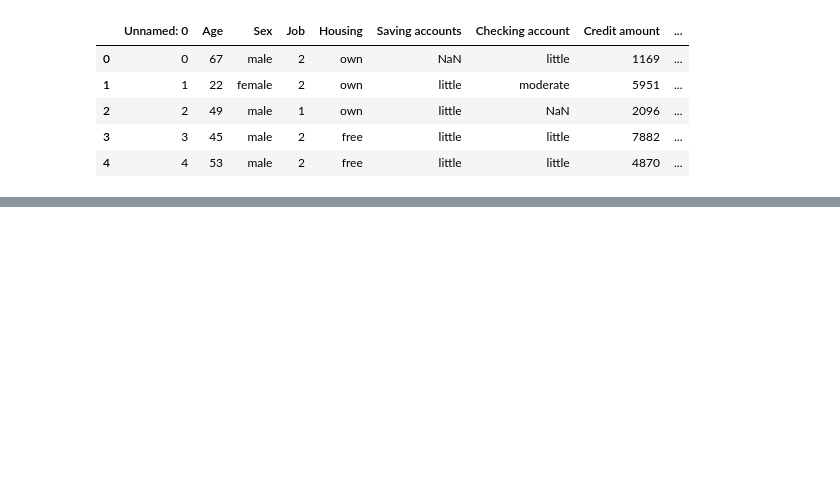
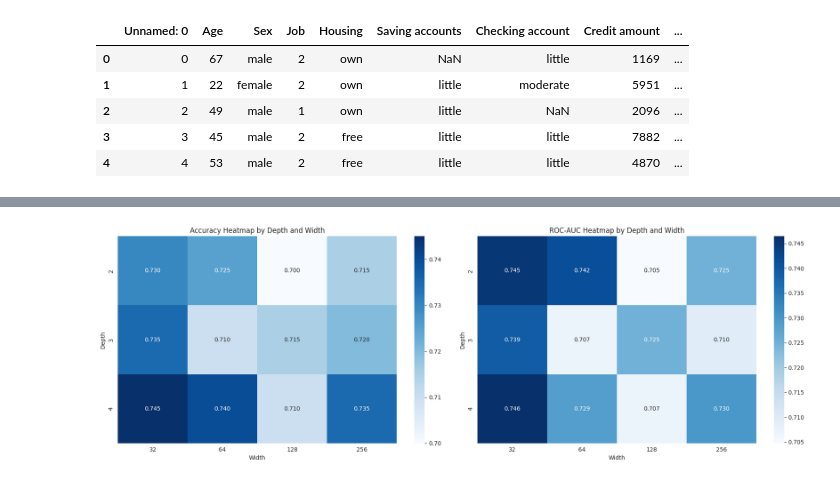
Before and after one commit to aishwarya-shekar-babu/MLP-Performance-Analysis, a Jupyter notebook: MLP_performance.ipynb, the cells around one changed output, grey strips where cells are left out. Saved outputs shown, nothing was run; the diff lists cells and outputs as text; code cells hidden in the pictures; blank space fills up the shorter version.

```diff
--- a/MLP_performance.ipynb
+++ b/MLP_performance.ipynb
@@ -26,0 +491,21 @@ Data preprocessing
+# %%
+# Create a figure with 2 subplots (side by side)
+fig, axes = plt.subplots(1, 2, figsize=(18, 6))
+
+# Visualize results as a heatmap (Accuracy) on the first subplot
+pivot_table = results_df.pivot(index="Depth", columns="Width", values="Accuracy")
+sns.heatmap(pivot_table, annot=True, cmap="Blues", fmt=".3f", cbar=True, ax=axes[0])
+axes[0].set_title('Accuracy Heatmap by Depth and Width')
+
+# Visualize ROC-AUC as a heatmap on the second subplot
+pivot_table_roc_auc = results_df.pivot(index="Depth", columns="Width", values="ROC-AUC")
+sns.heatmap(pivot_table_roc_auc, annot=True, cmap="Blues", fmt=".3f", cbar=True, ax=axes[1])
+axes[1].set_title('ROC-AUC Heatmap by Depth and Width')
+
+# Adjust layout to avoid overlap
+plt.tight_layout()
+
+# Show the plots
+plt.show()
+# %% [output]
+[figure, added]
```
Also changed, not shown: parts of 40 cells of this notebook.
